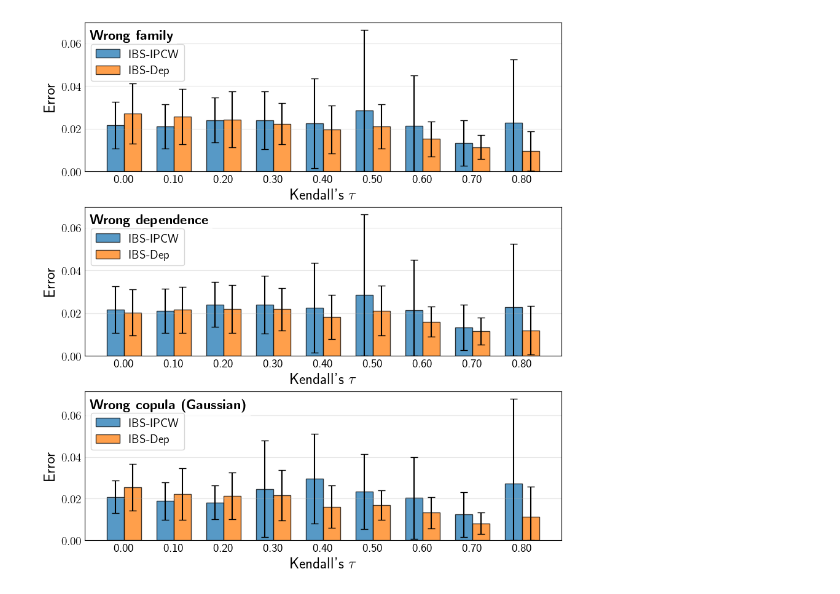
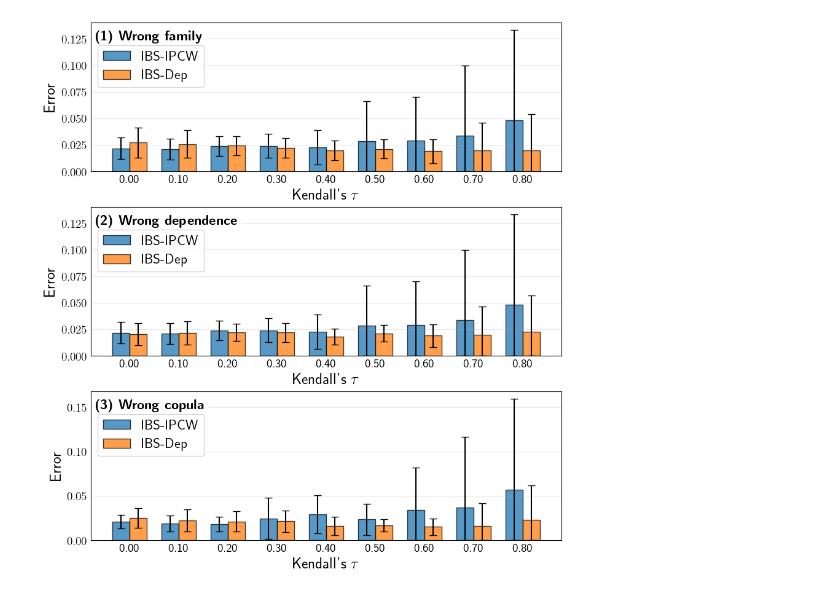
Before and after one commit to thecml/survival-copula, a Jupyter notebook: notebooks/plot_synthetic_wrong_copula.ipynb, the cells around one changed output. Cells and saved outputs as stored; diff of their text form; code cells hidden in the pictures.

```diff
--- a/notebooks/plot_synthetic_wrong_copula.ipynb
+++ b/notebooks/plot_synthetic_wrong_copula.ipynb
@@ -8,10 +8,10 @@ import config as cfg
 # --- Matplotlib style ---
 plt.style.use("default")
 plt.rcParams.update({
-    "axes.labelsize": 18,
-    "axes.titlesize": 16,
-    "font.size": 14.0,
-    "legend.fontsize": 14,
+    "axes.labelsize": "large",
+    "axes.titlesize": "large",
+    "font.size": 16.0,
+    "legend.fontsize": "medium",
     "text.usetex": True,
     "text.latex.preamble": r"\usepackage{amsfonts} \usepackage{amstext} \usepackage{bm}"
 })
@@ -23,26 +23,32 @@ df = pd.read_csv(filename)
 keep_exps = ["family", "dep", "gaussian"]
 df = df[df["experiment"].isin(keep_exps)].copy()
 
-# --- Optional mild outlier filtering ---
-cols = ["err_ipcw", "err_dep_bguw"]
-z = np.abs(zscore(df[cols], nan_policy="omit"))
-df = df[(z < 3.0).all(axis=1)]
+# Step 0: keep only experiments you plot
+dfp = df[df["experiment"].isin(["family", "dep", "gaussian"])].copy()
 
-# --- Aggregate mean + std ---
-group_cols = ["experiment", "k_tau"]
-agg = (
-    df.groupby(group_cols, as_index=False)
-      .agg(
-          ipcw_mean=("err_ipcw", "mean"),
-          ipcw_std=("err_ipcw", "std"),
-          dep_mean=("err_dep_bguw", "mean"),
-          dep_std=("err_dep_bguw", "std"),
-      )
-      .sort_values(["experiment", "k_tau"])
+# Step 1: average over copulas *within seed* (paired)
+# For gaussian experiment, there is only one dgp_copula anyway, so mean = itself.
+seed_level = (
+    dfp.groupby(["experiment", "k_tau", "seed"], as_index=False)
+       .agg(
+           err_ipcw=("err_ipcw", "mean"),
+           err_dep_bguw=("err_dep_bguw", "mean"),
+       )
 )
 
-for c in ["ipcw_std", "dep_std"]:
-    agg[c] = agg[c].fillna(0.0)
+# Step 2: now compute mean/std across seeds (this is what error bars should reflect)
+agg = (
+    seed_level.groupby(["experiment", "k_tau"], as_index=False)
+              .agg(
+                  ipcw_mean=("err_ipcw", "mean"),
+                  ipcw_std=("err_ipcw", "std"),
+                  dep_mean=("err_dep_bguw", "mean"),
+                  dep_std=("err_dep_bguw", "std"),
+              )
+              .sort_values(["experiment", "k_tau"])
+)
+
+agg[["ipcw_std", "dep_std"]] = agg[["ipcw_std", "dep_std"]].fillna(0.0)
 
 exp_order = ["family", "dep", "gaussian"]
 
@@ -96,9 +102,9 @@ for i, exp in enumerate(exp_order):
     )
 
     label_map = {
-    "family": r"\textbf{Wrong family}",
-    "dep": r"\textbf{Wrong dependence}",
-    "gaussian": r"\textbf{Wrong copula (Gaussian)}",
+    "family": r"\textbf{(1) Wrong family}",
+    "dep": r"\textbf{(2) Wrong dependence}",
+    "gaussian": r"\textbf{(3) Wrong copula}",
     }
 
     ax.text(
@@ -107,31 +113,31 @@ for i, exp in enumerate(exp_order):
         transform=ax.transAxes,
         fontsize=16,
         va="top",
         ha="left",
         bbox=dict(facecolor="white", edgecolor="none", alpha=0.8),
     )
 
     ax.set_ylabel(r"Error", fontsize=18)
     ax.set_xlabel(r"Kendall's $\tau$", fontsize=18)
 
     ax.set_xticks(x)
     ax.set_xticklabels([f"{t:.2f}" for t in taus], fontsize=14)
 
     ax.tick_params(axis="y", labelsize=14, length=0)
     ax.tick_params(axis="x", length=0)
 
     ax.grid(axis="y", alpha=0.3)
     ax.legend(
         frameon=True,
         loc="upper left",
         bbox_to_anchor=(0, 0.895),
     )
 
 plt.savefig(
     f"{cfg.PLOTS_DIR}/synthetic_wrong_copula.pdf",
     format="pdf",
     bbox_inches="tight",
 )
 plt.show()
 # %% [output]
-[figure, old version]
+[figure, new version]
```
Also changed, not shown: 35 other files.
